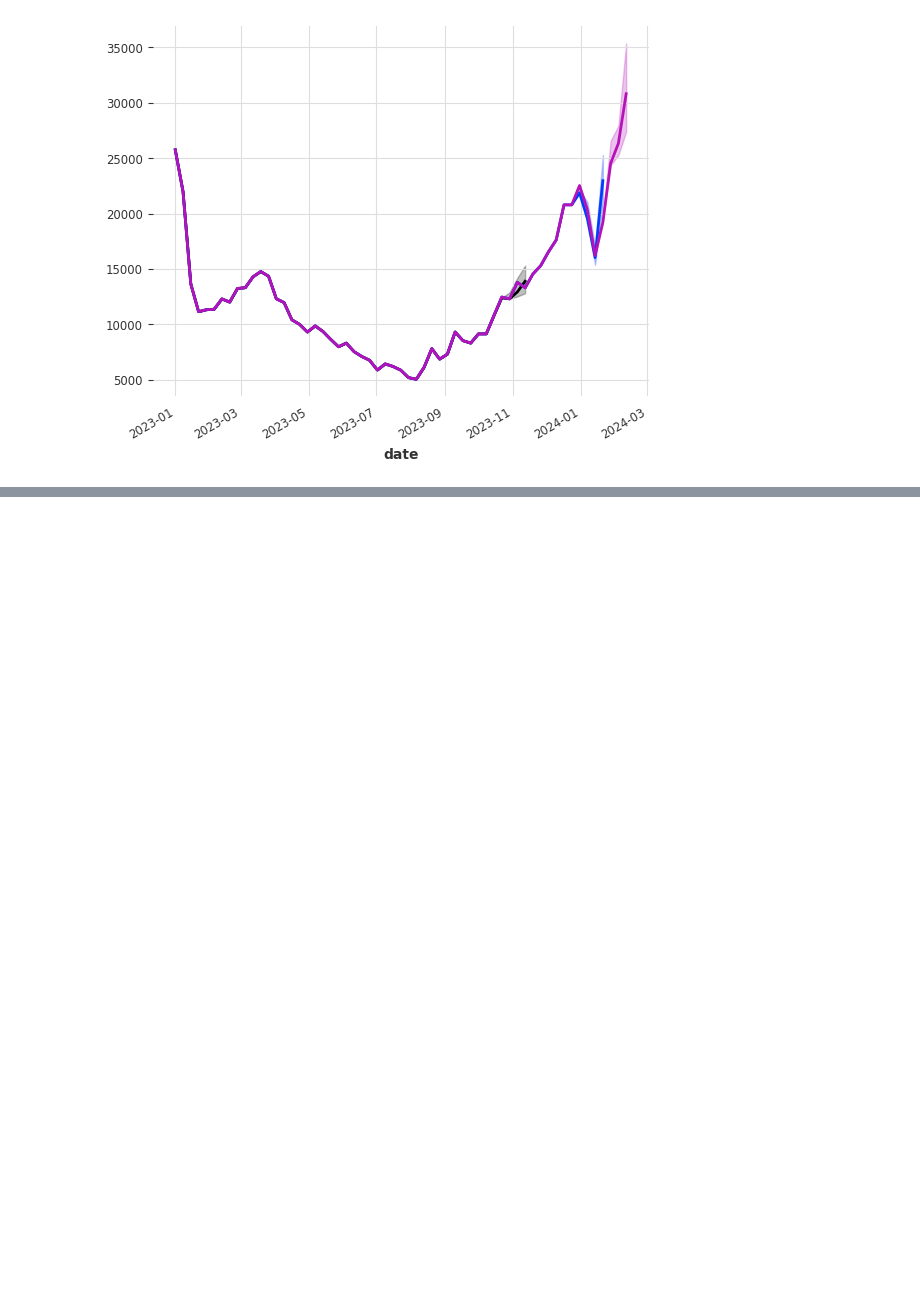
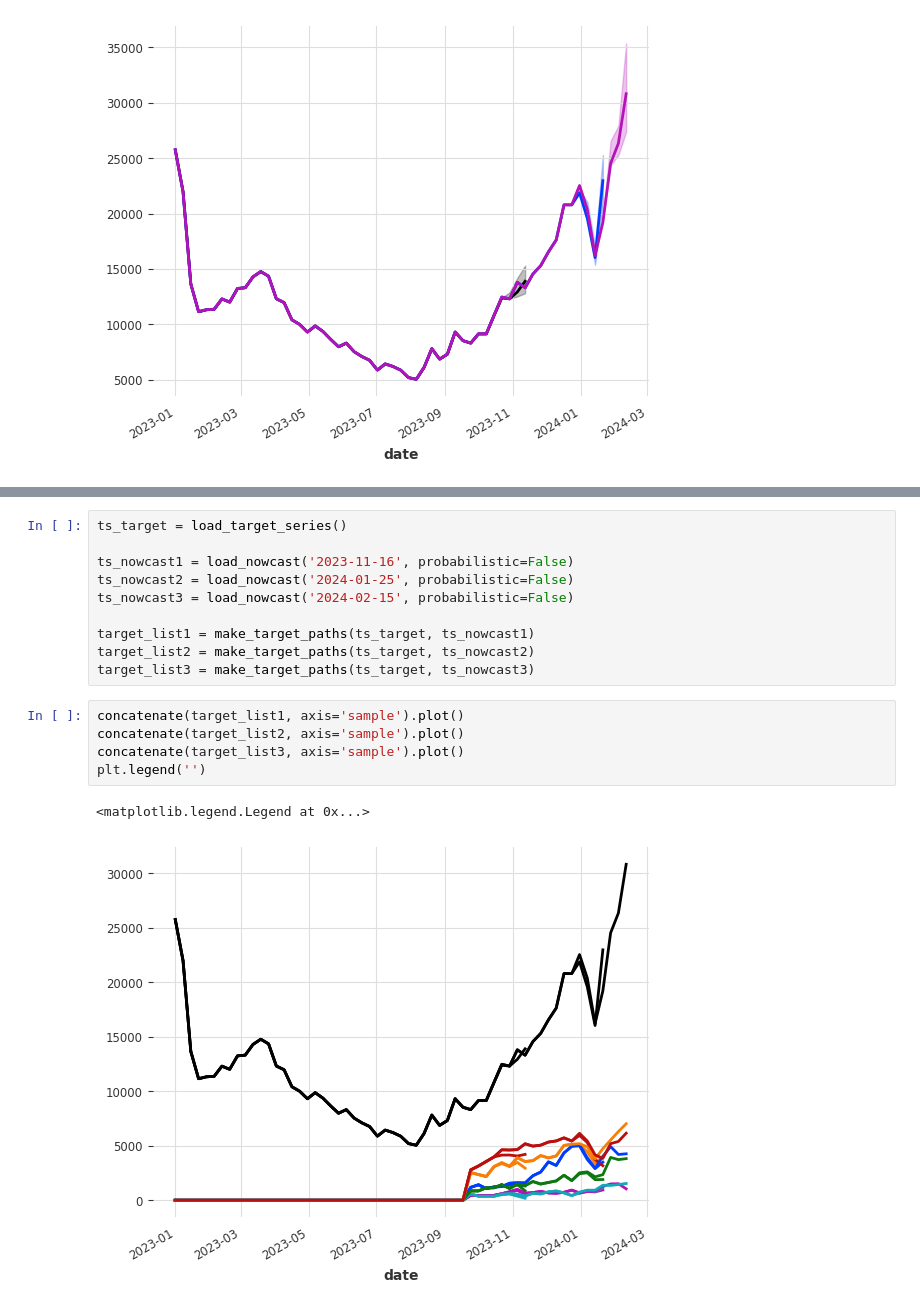
Before and after one commit to dwolffram/SARI-ML, a Jupyter notebook: notebooks/realtime.ipynb, the cells around one changed output, grey strips where cells are left out. Drawn from its saved outputs; the diff is of its cells as text; blank space fills up the shorter version.

```diff
--- a/notebooks/realtime.ipynb
+++ b/notebooks/realtime.ipynb
@@ -107,0 +129,18 @@ plt.legend('')
+# %%
+ts_target = load_target_series()
+
+ts_nowcast1 = load_nowcast('2023-11-16', probabilistic=False)
+ts_nowcast2 = load_nowcast('2024-01-25', probabilistic=False)
+ts_nowcast3 = load_nowcast('2024-02-15', probabilistic=False)
+
+target_list1 = make_target_paths(ts_target, ts_nowcast1)
+target_list2 = make_target_paths(ts_target, ts_nowcast2)
+target_list3 = make_target_paths(ts_target, ts_nowcast3)
+# %%
+concatenate(target_list1, axis='sample').plot()
+concatenate(target_list2, axis='sample').plot()
+concatenate(target_list3, axis='sample').plot()
+plt.legend('')
+# %% [output]
+<matplotlib.legend.Legend at 0x...>
+[figure, added]
```
Also changed, not shown: parts of 7 cells of this notebook, 12 other files.
